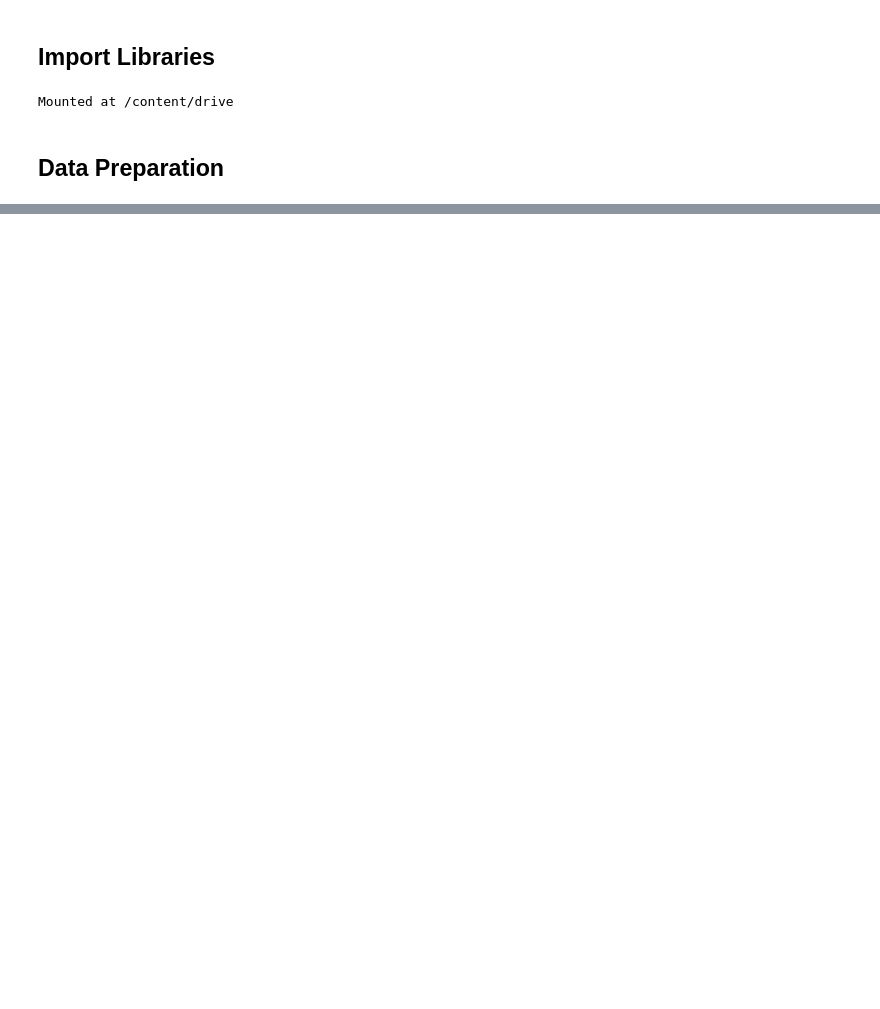
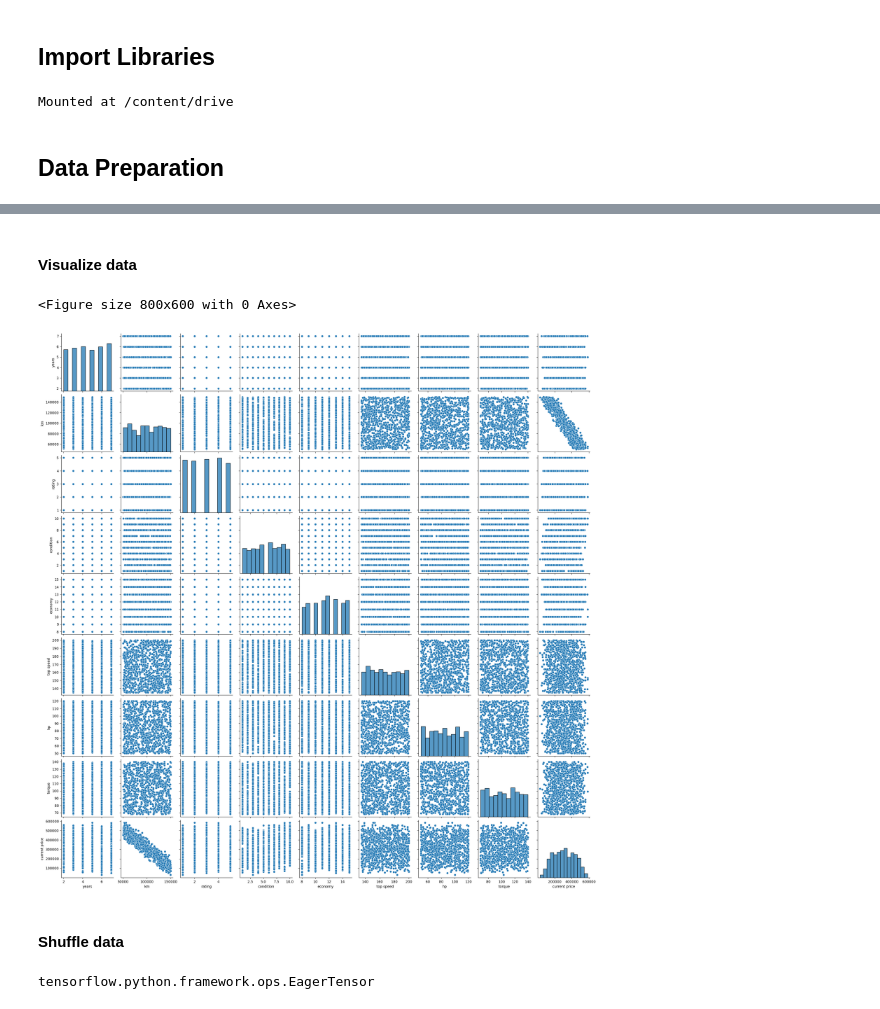
Before and after one commit to akankshakusf/Deep-Learning-Projects, a Jupyter notebook: Tensor Flow -Linear Regression/Linear_Regression_for_Predicting_Price_of_second.ipynb, the cells around one changed output, grey strips where cells are left out. Cells and saved outputs as stored; diff of their text form; code cells hidden in the pictures; blank space fills up the shorter version.

```diff
--- a/Tensor Flow -Linear Regression/Linear_Regression_for_Predicting_Price_of_second.ipynb
+++ b/Tensor Flow -Linear Regression/Linear_Regression_for_Predicting_Price_of_second.ipynb
@@ -24,3 +24,6 @@ drive.mount('/content/drive')
 Mounted at /content/drive
 # %% [markdown]
 ## **Data Preparation**
+# %%
+data = pd.read_csv("/content/drive/MyDrive/train.csv", sep= ",")
+data.head()
@@ -26,0 +48,4 @@ Mounted at /content/drive
+# %%
+#drop irrelavent columns
+data=data.drop(columns=['v.id', 'on road old', 'on road now'], axis=1)
+data.head()
@@ -26,0 +59,12 @@ Mounted at /content/drive
+# %% [markdown]
+#### Visualize data
+# %%
+#visualize data
+plt.figure(figsize=(8,6))
+sns.pairplot(data=data)
+plt.show()
+# %% [output]
+<Figure size 800x600 with 0 Axes>
+[figure, added]
+# %% [markdown]
+#### Shuffle data
@@ -26,0 +74,4 @@ Mounted at /content/drive
+# %%
+type(shuffled_data)
+# %% [output]
+tensorflow.python.framework.ops.EagerTensor
```
Also changed, not shown: parts of 16 cells of this notebook.
